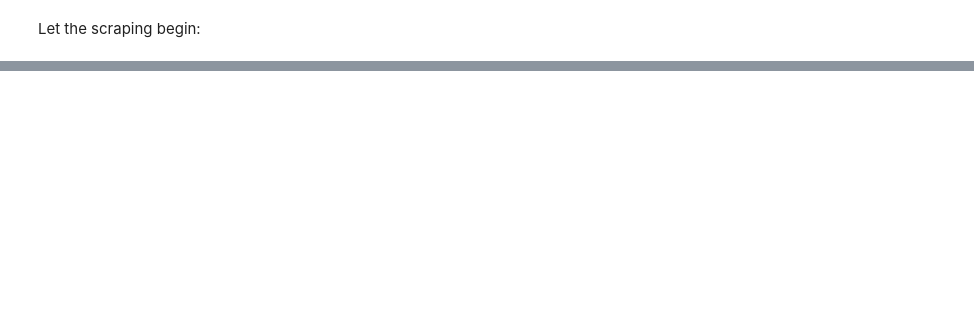
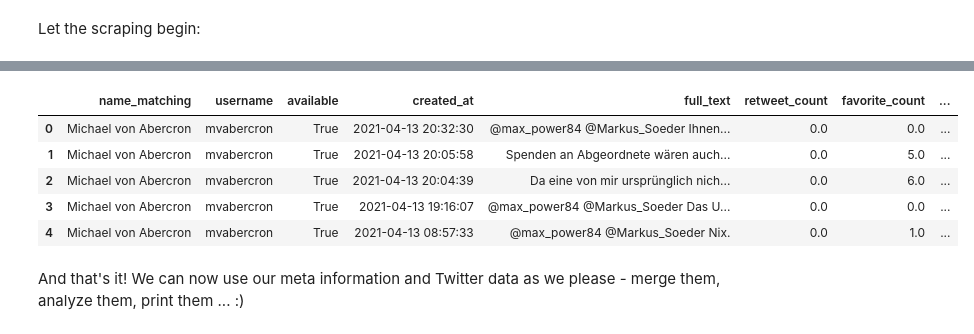
Before and after one commit to lisa-wm/consulting, a Jupyter notebook: 1_scraping/scripts_python/scraping_python.ipynb, the cells around one changed output, grey strips where cells are left out. Cells and saved outputs as stored; diff of their text form; code cells hidden in the pictures; blank space fills up the shorter version.

```diff
--- a/1_scraping/scripts_python/scraping_python.ipynb
+++ b/1_scraping/scripts_python/scraping_python.ipynb
@@ -581,7 +601,9 @@ def download_tweets_tweepy_mod(username):
     try:
 
         # Make initial request for most recent tweets (200 is the maximum allowed count)
-        new_tweets = api.user_timeline(screen_name = username, count = 200, tweet_mode = "extended")
+        new_tweets = api.user_timeline(screen_name = username,
+                                       count = 200,
+                                       tweet_mode = "extended")
         # Save most recent tweets
         alltweets.extend(new_tweets)
         # Save the id of the oldest tweet less one
@@ -667,0 +716,11 @@ ctypes.windll.user32.MessageBoxW(0, "Twitter data successfully scraped", "Progre
+# %%
+tweepy_df.head()
+# %% [output]
+|  | name_matching | username | available | created_at | full_text | retweet_count | favorite_count | ... |
+| 0 | Michael von Abercron | mvabercron | True | 2021-04-13 20:32:30 | @max_power84 @Markus_Soeder Ihnen... | 0.0 | 0.0 | ... |
+| 1 | Michael von Abercron | mvabercron | True | 2021-04-13 20:05:58 | Spenden an Abgeordnete wären auch... | 0.0 | 5.0 | ... |
+| 2 | Michael von Abercron | mvabercron | True | 2021-04-13 20:04:39 | Da eine von mir ursprünglich nich... | 0.0 | 6.0 | ... |
+| 3 | Michael von Abercron | mvabercron | True | 2021-04-13 19:16:07 | @max_power84 @Markus_Soeder Das U... | 0.0 | 0.0 | ... |
+| 4 | Michael von Abercron | mvabercron | True | 2021-04-13 08:57:33 | @max_power84 @Markus_Soeder Nix. | 0.0 | 1.0 | ... |
+# %% [markdown]
+And that's it! We can now use our meta information and Twitter data as we please - merge them, analyze them, print them ... :)
```
Also changed, not shown: parts of 20 cells of this notebook, 1 other file.
